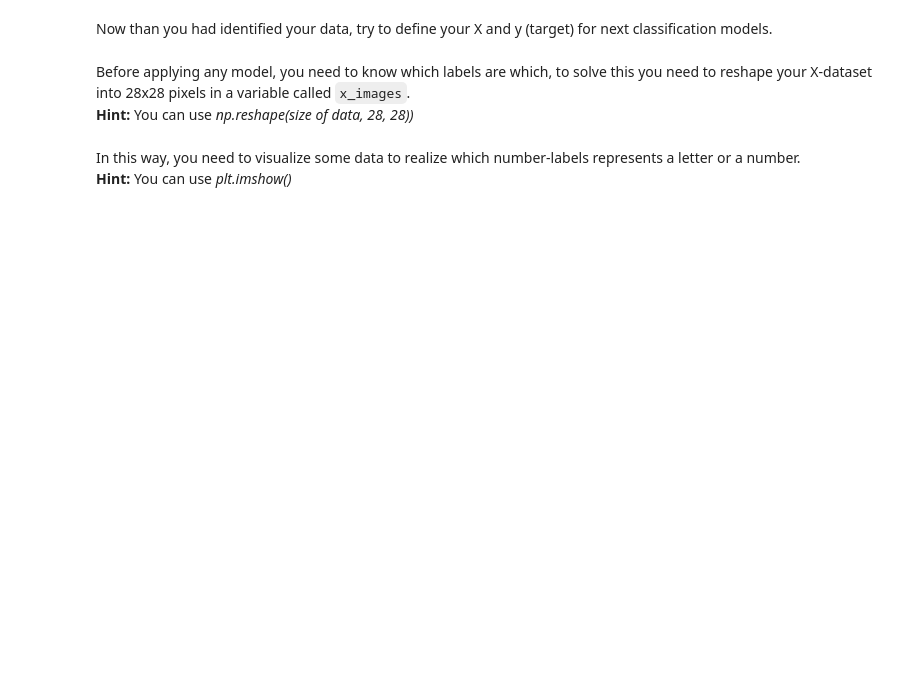
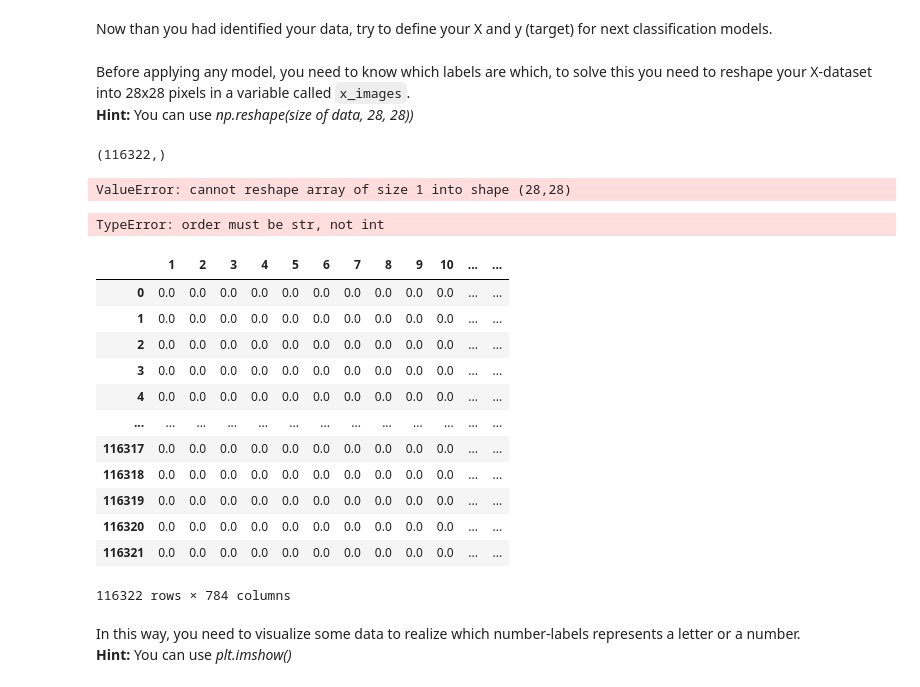
Before and after one commit to ta-data-mexpt/lab-supervised-classification, a Jupyter notebook: Supervised Classification.ipynb, the cells around one changed output. Cells and saved outputs as stored; diff of their text form; code cells hidden in the pictures; blank space fills up the shorter version.

```diff
--- a/Supervised Classification.ipynb
+++ b/Supervised Classification.ipynb
@@ -22,3 +90,31 @@ x_images =
+# %%
+y.shape
+# %% [output]
+(116322,)
+# %%
+x_images = np.reshape(X.shape[0], (28, 28))
+# %% [output]
+ValueError: cannot reshape array of size 1 into shape (28,28)
+# %%
+np.reshape(X.shape[0], 28, 28)
+# %% [output]
+TypeError: order must be str, not int
+# %%
+X
+# %% [output]
+|  | 1 | 2 | 3 | 4 | 5 | 6 | 7 | 8 | 9 | 10 | ... | ... |
+| 0 | 0.0 | 0.0 | 0.0 | 0.0 | 0.0 | 0.0 | 0.0 | 0.0 | 0.0 | 0.0 | ... | ... |
+| 1 | 0.0 | 0.0 | 0.0 | 0.0 | 0.0 | 0.0 | 0.0 | 0.0 | 0.0 | 0.0 | ... | ... |
+| 2 | 0.0 | 0.0 | 0.0 | 0.0 | 0.0 | 0.0 | 0.0 | 0.0 | 0.0 | 0.0 | ... | ... |
+| 3 | 0.0 | 0.0 | 0.0 | 0.0 | 0.0 | 0.0 | 0.0 | 0.0 | 0.0 | 0.0 | ... | ... |
+| 4 | 0.0 | 0.0 | 0.0 | 0.0 | 0.0 | 0.0 | 0.0 | 0.0 | 0.0 | 0.0 | ... | ... |
+| ... | ... | ... | ... | ... | ... | ... | ... | ... | ... | ... | ... | ... |
+| 116317 | 0.0 | 0.0 | 0.0 | 0.0 | 0.0 | 0.0 | 0.0 | 0.0 | 0.0 | 0.0 | ... | ... |
+| 116318 | 0.0 | 0.0 | 0.0 | 0.0 | 0.0 | 0.0 | 0.0 | 0.0 | 0.0 | 0.0 | ... | ... |
+| 116319 | 0.0 | 0.0 | 0.0 | 0.0 | 0.0 | 0.0 | 0.0 | 0.0 | 0.0 | 0.0 | ... | ... |
+| 116320 | 0.0 | 0.0 | 0.0 | 0.0 | 0.0 | 0.0 | 0.0 | 0.0 | 0.0 | 0.0 | ... | ... |
+| 116321 | 0.0 | 0.0 | 0.0 | 0.0 | 0.0 | 0.0 | 0.0 | 0.0 | 0.0 | 0.0 | ... | ... |
+116322 rows × 784 columns
 # %% [markdown]
 In this way, you need to visualize some data to realize which number-labels represents a letter or a number.
 <br> **Hint:** You can use *plt.imshow()*
```
Also changed, not shown: parts of 17 cells of this notebook.
